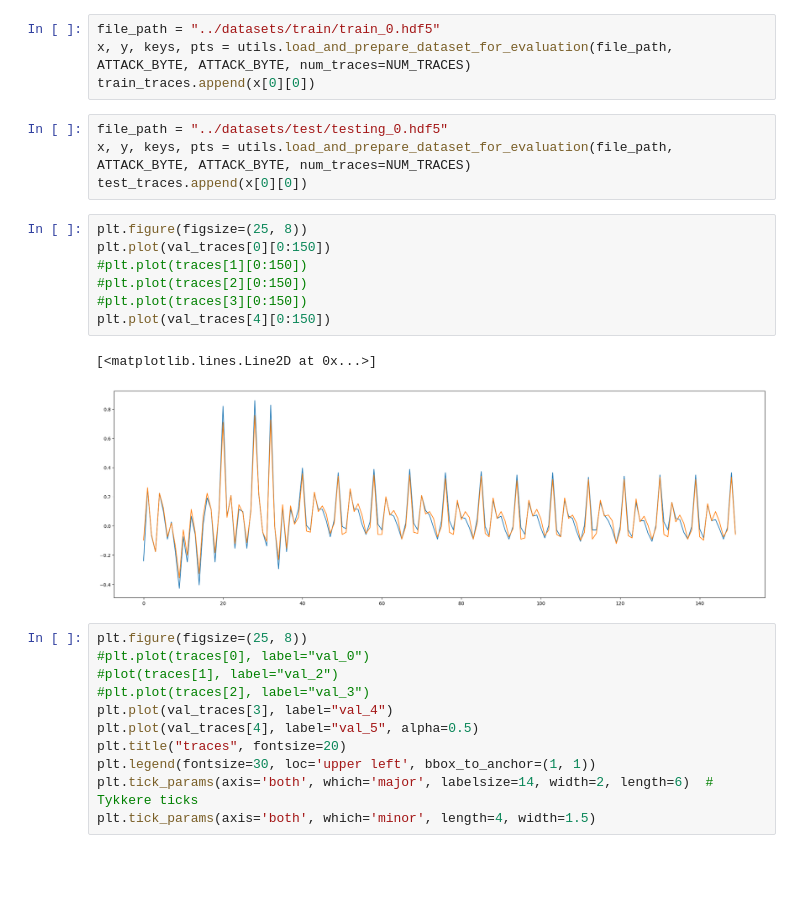
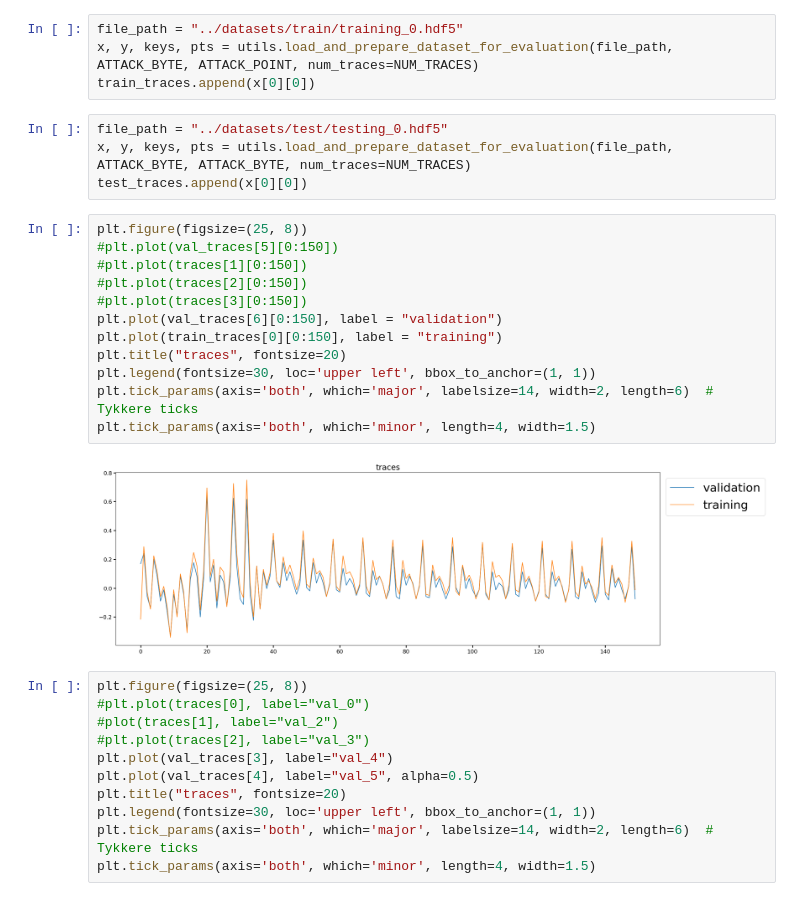
Before and after one commit to 671414/DAT255_SCA, a Jupyter notebook: notebooks/ours/Visualising_traces.ipynb, the cells around one changed output. Saved outputs shown, nothing was run; the diff lists cells and outputs as text; blank space fills up the shorter version.

```diff
--- a/notebooks/ours/Visualising_traces.ipynb
+++ b/notebooks/ours/Visualising_traces.ipynb
@@ -32,6 +34,6 @@ for file in os.scandir(dir):
 # %%
-file_path = "../datasets/train/train_0.hdf5"
-x, y, keys, pts = utils.load_and_prepare_dataset_for_evaluation(file_path, ATTACK_BYTE, ATTACK_BYTE, num_traces=NUM_TRACES)
+file_path = "../datasets/train/training_0.hdf5"
+x, y, keys, pts = utils.load_and_prepare_dataset_for_evaluation(file_path, ATTACK_BYTE, ATTACK_POINT, num_traces=NUM_TRACES)
 train_traces.append(x[0][0])
 # %%
 file_path = "../datasets/test/testing_0.hdf5"
@@ -39,14 +41,18 @@ x, y, keys, pts = utils.load_and_prepare_dataset_for_evaluation(file_path, ATTAC
 test_traces.append(x[0][0])
 # %%
 plt.figure(figsize=(25, 8))
-plt.plot(val_traces[0][0:150])
+#plt.plot(val_traces[5][0:150])
 #plt.plot(traces[1][0:150])
 #plt.plot(traces[2][0:150])
 #plt.plot(traces[3][0:150])
-plt.plot(val_traces[4][0:150])
+plt.plot(val_traces[6][0:150], label = "validation")
+plt.plot(train_traces[0][0:150], label = "training")
+plt.title("traces", fontsize=20)
+plt.legend(fontsize=30, loc='upper left', bbox_to_anchor=(1, 1))
+plt.tick_params(axis='both', which='major', labelsize=14, width=2, length=6)  # Tykkere ticks
+plt.tick_params(axis='both', which='minor', length=4, width=1.5)
 # %% [output]
-[<matplotlib.lines.Line2D at 0x...>]
-[figure, old version]
+[figure, new version]
 # %%
 plt.figure(figsize=(25, 8))
 #plt.plot(traces[0], label="val_0")
```
Also changed, not shown: parts of 2 cells of this notebook, 21 other files.
